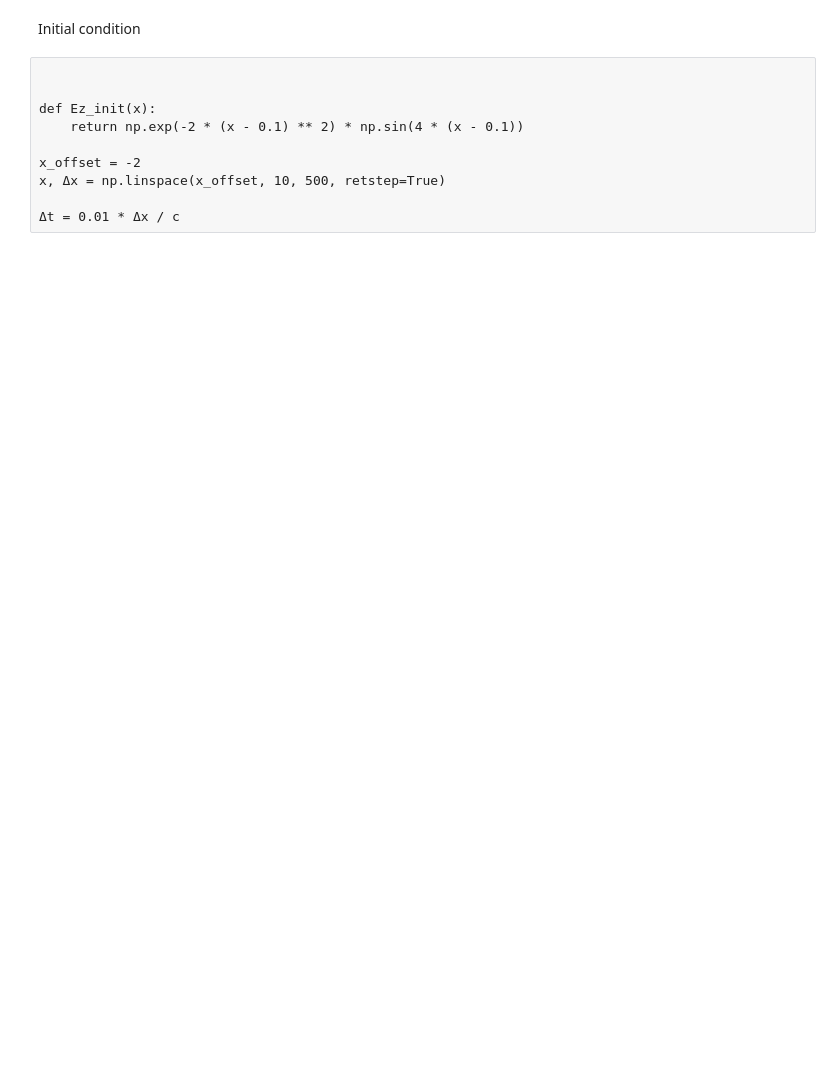
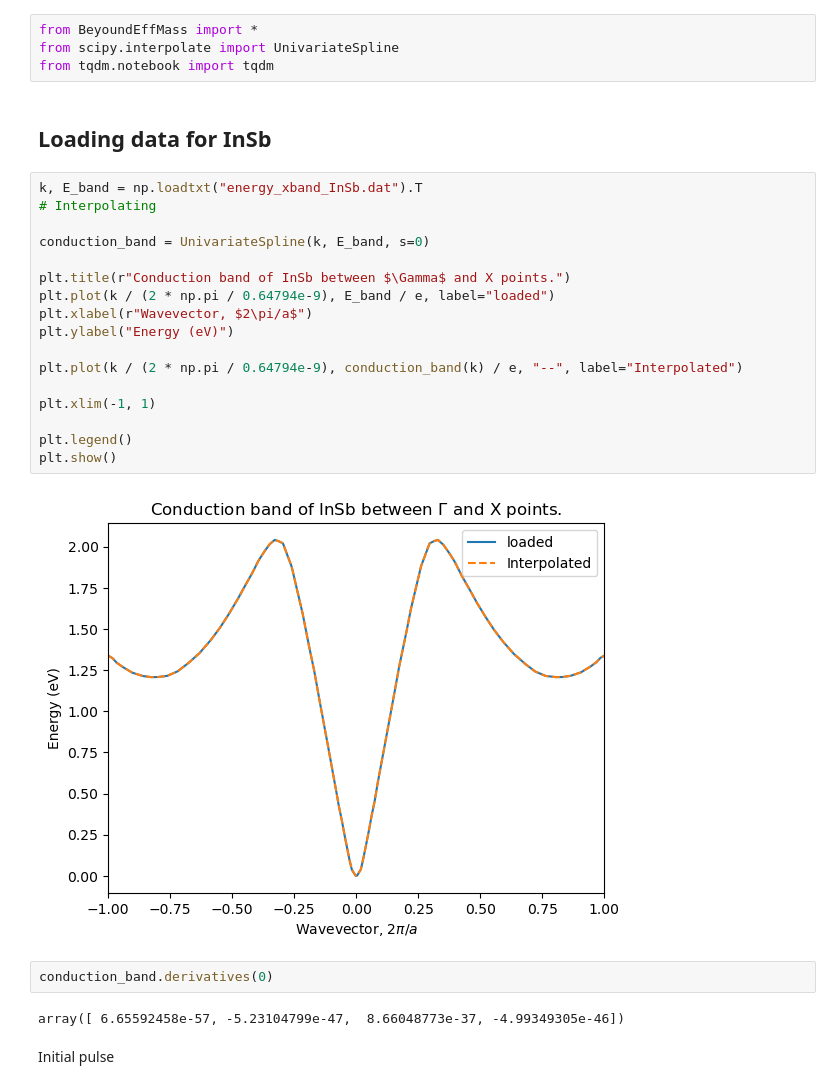
Before and after one commit to dibondar/BeyondEffectiveMass, a Jupyter notebook: Testing pulse propagation in InSb.ipynb, the cells around one changed output. Cells and saved outputs as stored; diff of their text form; blank space fills up the shorter version.

```diff
--- a/Testing pulse propagation in InSb.ipynb
+++ b/Testing pulse propagation in InSb.ipynb
@@ -5,13 +6,32 @@ from BeyoundEffMass import *
+# %%
+from BeyoundEffMass import *
+from scipy.interpolate import UnivariateSpline
+from tqdm.notebook import tqdm
+# %% [markdown]
+## Loading data for InSb
+# %%
+k, E_band = np.loadtxt("energy_xband_InSb.dat").T
+# Interpolating
+
+conduction_band = UnivariateSpline(k, E_band, s=0)
+
+plt.title(r"Conduction band of InSb between $\Gamma$ and X points.")
+plt.plot(k / (2 * np.pi / 0.64794e-9), E_band / e, label="loaded")
+plt.xlabel(r"Wavevector, $2\pi/a$")
+plt.ylabel("Energy (eV)")
+
+plt.plot(k / (2 * np.pi / 0.64794e-9), conduction_band(k) / e, "--", label="Interpolated")
+
+plt.xlim(-1, 1)
+
+plt.legend()
+plt.show()
+# %% [output]
+[figure, added]
+# %%
+conduction_band.derivatives(0)
+# %% [output]
+array([ 6.65592458e-57, -5.23104799e-47,  8.66048773e-37, -4.99349305e-46])
 # %% [markdown]
-Initial condition
+Initial pulse
-# %% [raw]
-
-
-def Ez_init(x):
-    return np.exp(-2 * (x - 0.1) ** 2) * np.sin(4 * (x - 0.1))
-
-x_offset = -2
-x, Δx = np.linspace(x_offset, 10, 500, retstep=True)
-
-Δt = 0.01 * Δx / c
 # %%
```
Also changed, not shown: parts of 13 cells of this notebook, 2 other files.
